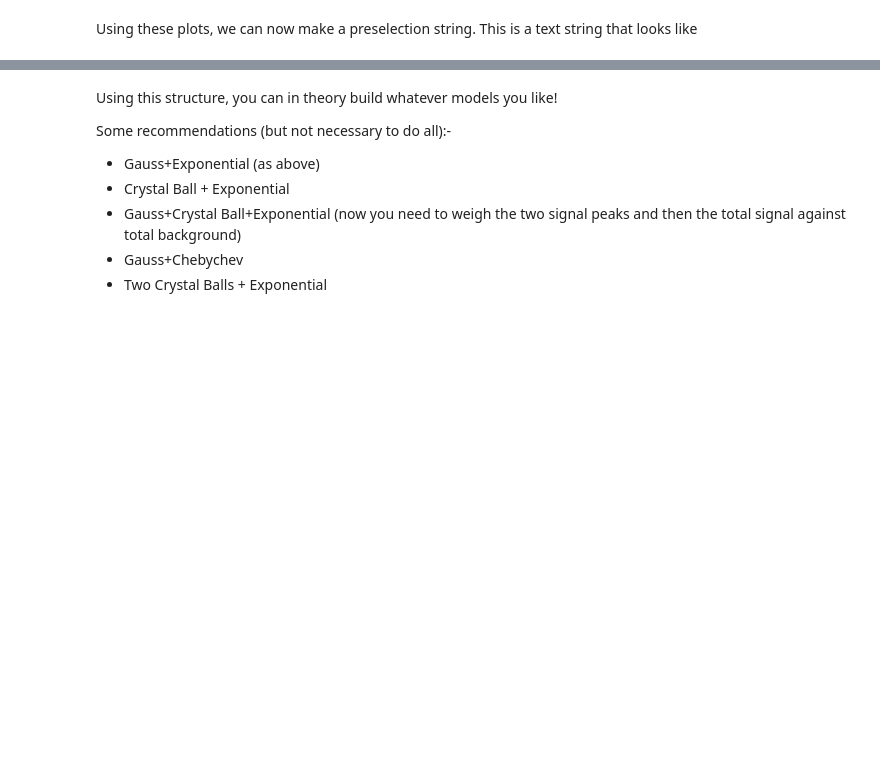
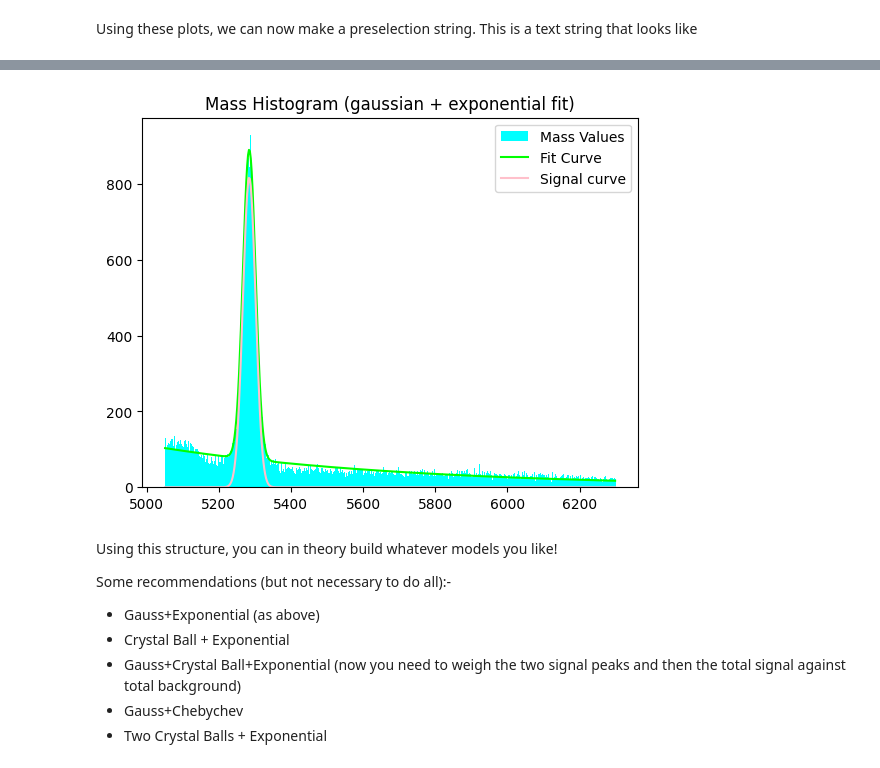
Before and after one commit to semnouws/PRA3024, a Jupyter notebook: LHCb_2024_Colab.ipynb, the cells around one changed output, grey strips where cells are left out. Drawn from its saved outputs; the diff is of its cells as text; code cells hidden in the pictures; blank space fills up the shorter version.

```diff
--- a/LHCb_2024_Colab.ipynb
+++ b/LHCb_2024_Colab.ipynb
@@ -496,10 +476,0 @@ model=ROOT.RooAddPdf("Full Model","model",ROOT.RooArgList(Gauss,Bkgnd),ROOT.RooA
-# %%
-#Put our data set into a RooDataSet structure
-
-data_to_fit=ROOT.RooDataSet("Data Set","data_to_fit", CutTree, ROOT.RooArgSet(mass))
-
-#Then we can do the fitting:
-
-model.fitTo(data_to_fit)
-
-#if everything went well, you will see the outputs of RooFit below
@@ -516,3 +477,39 @@ c1.Update()
+# %%
+#Inspired by Manav Istape as I was getting stuck on modelling my data
+
+from scipy.optimize import curve_fit
+# a gaussian model for the signal
+def model_gauss(x, amplitude, mean, stddev):
+    return amplitude*np.exp(-(x - mean)**2 / (2 * stddev**2))
+# an exponential model for the background
+def model_exp(x,amplitude,decay):
+    return amplitude*np.exp(-decay*x)
+# Background + Signal
+def model_curve(x,amp_gauss,mean,stddev,amp_exp,decay):
+    return model_exp(x,amp_exp,decay)+model_gauss(x,amp_gauss,mean,stddev)
+bins=500
+
+# Fit the Model according to Histogram
+guess_vals=[320,5300,2,100,1e-4]
+def model_fit(model,data,bins,guess):
+  bin_contents, bin_edges = np.histogram(data, bins=bins)
+  y_data=np.array(bin_contents)
+  x_data=np.array((bin_edges[:-1] + bin_edges[1:])/2)
+  fit_vals, cov = curve_fit(model, x_data, y_data,guess)
+  return x_data , y_data, fit_vals
+x_data,y_data,fit_vals=model_fit(model_curve,Data_Cut['B_Mass'],bins,guess_vals)
+
+# plotting the data along with the fitted curves on the graph
+y_fit= model_curve(x_data, *fit_vals)
+signal=model_gauss(x_data,*fit_vals[:3])
+plt.hist(Data_Cut['B_Mass'],bins=bins,label='Mass Values', color='Aqua');
+plt.plot(x_data,y_fit,label='Fit Curve', color='Lime');
+plt.plot(x_data,signal,label='Signal curve', color= 'Pink')
+plt.title('Mass Histogram (gaussian + exponential fit)')
+plt.legend()
+plt.show()
+# %% [output]
+[figure, added]
 # %% [markdown]
 Using this structure, you can in theory build whatever models you like!
 
```
Also changed, not shown: parts of 11 cells of this notebook.
